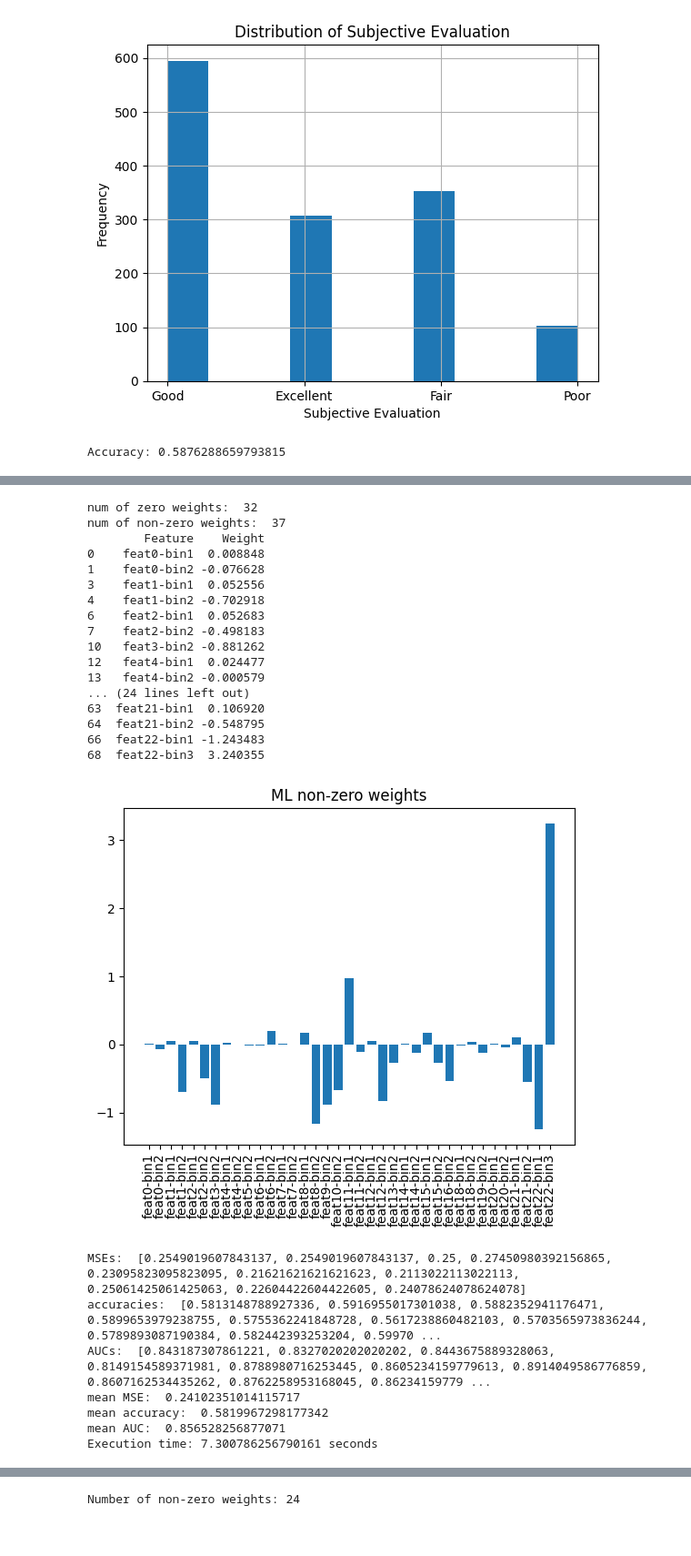
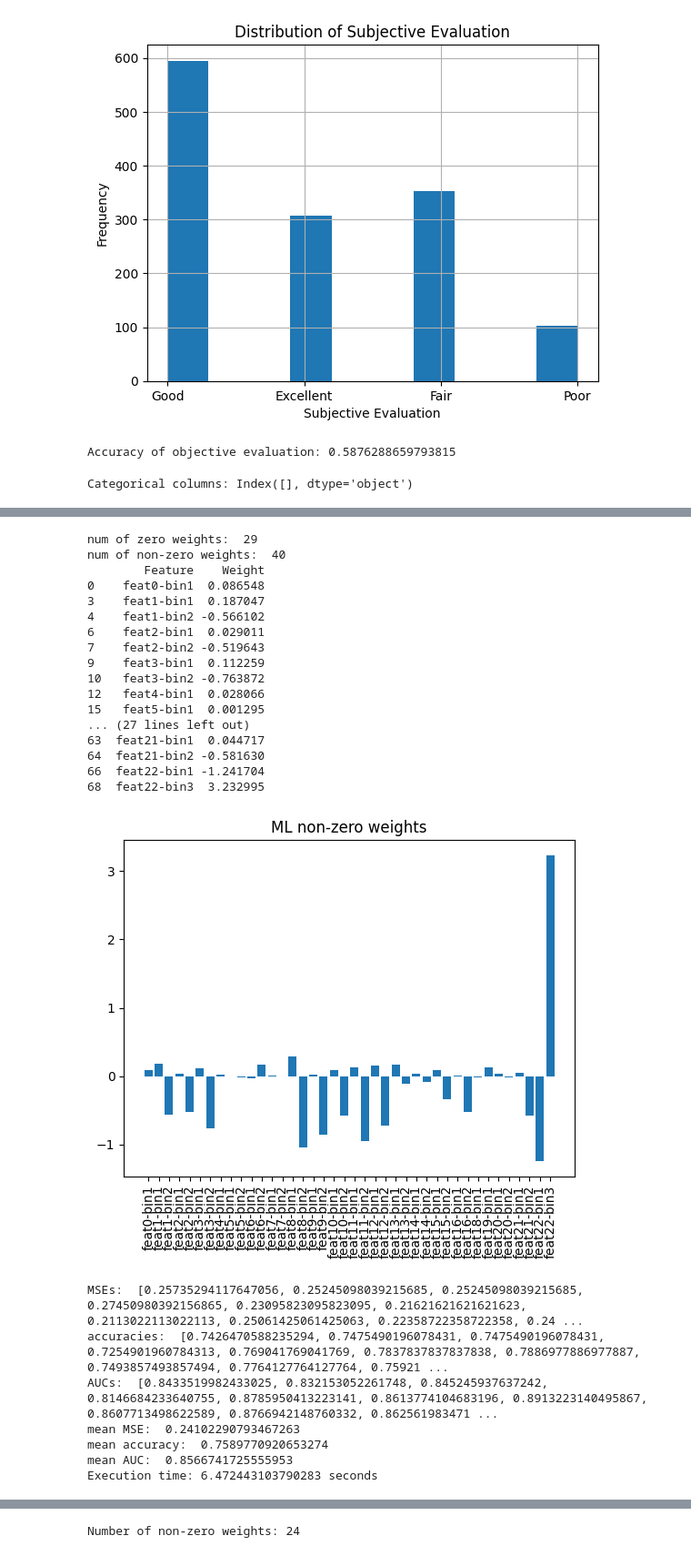
Before and after one commit to mafits/opt-ordinal-scorecards, a Jupyter notebook: test_ordinal.ipynb, the cells around one changed output, grey strips where cells are left out. Shown at 91% size. Saved outputs shown, nothing was run; the diff lists cells and outputs as text; code cells hidden in the pictures.

```diff
--- a/test_ordinal.ipynb
+++ b/test_ordinal.ipynb
@@ -42,14 +44,25 @@ Text(0.5, 1.0, 'Distribution of Subjective Evaluation')
 [figure]
 # %%
 # accuracy of 'objective evaluation' (relative to the target, 'subjective evaluation')
-acc = np.mean(np.array(aesthetic_evaluation_y) == np.array(aesthetic_evaluation_objective))
-print(f'Accuracy: {acc}')
+acc = accuracy_score(aesthetic_evaluation_y, aesthetic_evaluation_objective)
+print(f'Accuracy of objective evaluation: {acc}')
 # %% [output]
-Accuracy: 0.5876288659793815
+Accuracy of objective evaluation: 0.5876288659793815
+# %%
+categorical_columns = aesthetic_evaluation_X.select_dtypes(include=['object']).columns
+print(f'Categorical columns: {categorical_columns}')
+
+# encode categorical columns
+for col in categorical_columns:
+    aesthetic_evaluation_X[col] = aesthetic_evaluation_X[col].astype('category').cat.codes.astype('int')
+    print(f"Column {col} encoded as: {aesthetic_evaluation_X[col].unique()}")
+# %% [output]
+Categorical columns: Index([], dtype='object')
 # %%
 start_time = time.time()
+
 scorecard = Scorecard()
-caim_1ook_ml_model, caim_1ook_ml_weights = scorecard.fit(aesthetic_evaluation_X, aesthetic_evaluation_y,
+caim_1ook_ml_model, caim_1ook_ml_weights = scorecard.fit(aesthetic_evaluation_X, aesthetic_evaluation_y, categorical_columns,
                 thresholds_method='CAIM',
                 encoding_method='1_OUT_OF_K',
                 model_method='ML',
@@ -57,6 +70,7 @@ caim_1ook_ml_model, caim_1ook_ml_weights = scorecard.fit(aesthetic_evaluation_X,
                 num_nonzero_weights=None)
 
 scorecard.cross_val_score()
+
 end_time = time.time()
 print(f"Execution time: {end_time - start_time} seconds")
 # %% [output]
@@ -81,25 +95,25 @@ new num observations:  4074  (original num observations * 3 )
-num of zero weights:  32
-num of non-zero weights:  37
+num of zero weights:  29
+num of non-zero weights:  40
         Feature    Weight
-0    feat0-bin1  0.008848
-1    feat0-bin2 -0.076628
-3    feat1-bin1  0.052556
-4    feat1-bin2 -0.702918
-6    feat2-bin1  0.052683
-7    feat2-bin2 -0.498183
-10   feat3-bin2 -0.881262
-12   feat4-bin1  0.024477
-13   feat4-bin2 -0.000579
-... (24 lines left out)
-63  feat21-bin1  0.106920
-64  feat21-bin2 -0.548795
-66  feat22-bin1 -1.243483
-68  feat22-bin3  3.240355
+0    feat0-bin1  0.086548
+3    feat1-bin1  0.187047
+4    feat1-bin2 -0.566102
+6    feat2-bin1  0.029011
+7    feat2-bin2 -0.519643
+9    feat3-bin1  0.112259
+10   feat3-bin2 -0.763872
+12   feat4-bin1  0.028066
+15   feat5-bin1  0.001295
+... (27 lines left out)
+63  feat21-bin1  0.044717
+64  feat21-bin2 -0.581630
+66  feat22-bin1 -1.241704
+68  feat22-bin3  3.232995
-[figure, old version]
+[figure, new version]
-MSEs:  [0.2549019607843137, 0.2549019607843137, 0.25, 0.27450980392156865, 0.23095823095823095, 0.21621621621621623, 0.2113022113022113, 0.25061425061425063, 0.22604422604422605, 0.24078624078624078]
-accuracies:  [0.5813148788927336, 0.5916955017301038, 0.5882352941176471, 0.5899653979238755, 0.5755362241848728, 0.5617238860482103, 0.5703565973836244, 0.5789893087190384, 0.582442393253204, 0.59970 ...
-AUCs:  [0.843187307861221, 0.8327020202020202, 0.8443675889328063, 0.8149154589371981, 0.8788980716253445, 0.8605234159779613, 0.8914049586776859, 0.8607162534435262, 0.8762258953168045, 0.86234159779 ...
-mean MSE:  0.24102351014115717
-mean accuracy:  0.5819967298177342
-mean AUC:  0.856528256877071
-Execution time: 7.300786256790161 seconds
+MSEs:  [0.25735294117647056, 0.25245098039215685, 0.25245098039215685, 0.27450980392156865, 0.23095823095823095, 0.21621621621621623, 0.2113022113022113, 0.25061425061425063, 0.22358722358722358, 0.24 ...
+accuracies:  [0.7426470588235294, 0.7475490196078431, 0.7475490196078431, 0.7254901960784313, 0.769041769041769, 0.7837837837837838, 0.7886977886977887, 0.7493857493857494, 0.7764127764127764, 0.75921 ...
+AUCs:  [0.8433519982433025, 0.832153052261748, 0.845245937637242, 0.8146684233640755, 0.8785950413223141, 0.8613774104683196, 0.8913223140495867, 0.8607713498622589, 0.8766942148760332, 0.862561983471 ...
+mean MSE:  0.24102290793467263
+mean accuracy:  0.7589770920653274
+mean AUC:  0.8566741725555953
+Execution time: 6.472443103790283 seconds
```
Also changed, not shown: parts of 60 cells of this notebook, 1 other file.
